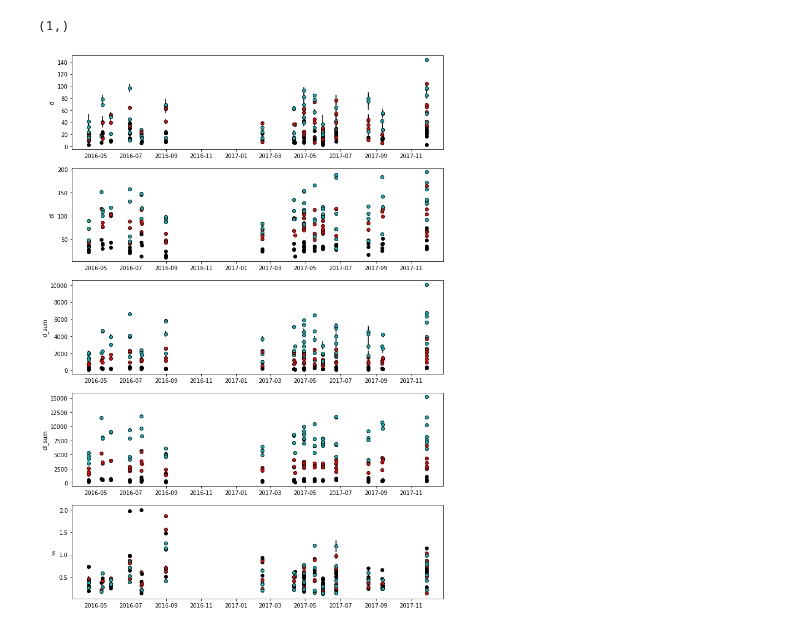
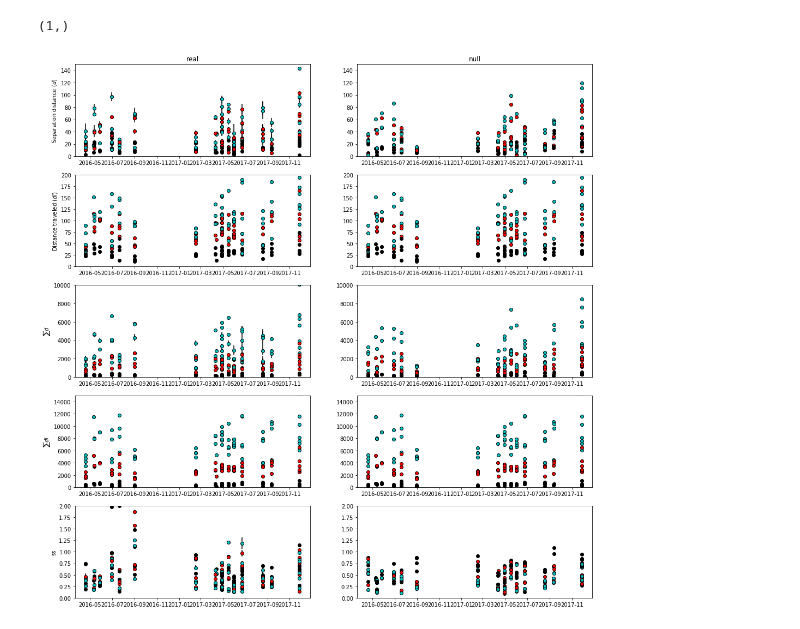
Before and after one commit to SalishSeaCast/analysis-ben, a Jupyter notebook: notebooks/OpenDrift/DrifterSimulations_parcels.ipynb, the cells around one changed output. Drawn from its saved outputs; the diff is of its cells as text; code cells hidden in the pictures.

Commit message:
Testing representations of drifter skill score

```diff
--- a/notebooks/OpenDrift/DrifterSimulations_parcels.ipynb
+++ b/notebooks/OpenDrift/DrifterSimulations_parcels.ipynb
@@ -237,60 +237,64 @@ dl.shape
 # %% [output]
 (1,)
 # %%
-fig, axs = plt.subplots(5, 1, figsize=(12, 18))
+fig, axs = plt.subplots(5, 2, figsize=(17, 18))
 for ID in IDs[:128]:
     dindex = np.where(drifters['id'].astype(int) == ID)[0][0]
     start, end = [mtime2datetime(float(drifters['mtime'][dindex][t])) for t in [0, -1]]
     if ((end - start).days >= 5) & (ID <= 207):
 
         metrics = {
-            #'d': {'mean': np.empty(0), 'std': np.empty(0), 'min': np.empty(0), 'max': np.empty(0)},
-            'dl': np.empty(0),
-            'd': np.empty((0, 50)),
+            'real': {'dl': np.empty(0), 'd': np.empty((0, 50))},
+            'null': {'dl': np.empty(0), 'd': np.empty((0, 50))},
         }
 
         t_obs = np.array([mtime2datetime(float(t)) for t in drifters['mtime'][dindex]])
         fn = f'drifter{ID:03d}_' + '_'.join(d.strftime('%Y%m%d') for d in [start, start+duration]) + '.nc'
         outfile = os.path.join(paths['out'], fn)
 
         index = 1
 
         with xr.open_dataset(outfile) as data:
 
+            lon_0, lat_0 = data.lon[:, 0].values, data.lat[:, 0].values
             t_model = data.time[0, :].values.astype('datetime64[s]').astype(datetime)
 
             for time, lon, lat in zip(t_model, data.lon.values.T, data.lat.values.T):
                 ilast = index
                 index = abs(t_obs - time).argmin()
 
-                d = np.sqrt(
-                    (lon - drifters['lon'][dindex][index])**2 +
-                    (lat - drifters['lat'][dindex][index])**2
-                ) * deg2m * 1e-3
+                for ln, lt, tag in zip([lon, lon_0], [lat, lat_0], ['real', 'null']):
 
-                dl = np.sqrt(
-                    (drifters['lon'][dindex][index] - drifters['lon'][dindex][ilast])**2 +
-                    (drifters['lon'][dindex][index] - drifters['lon'][dindex][ilast])**2
-                ) * deg2m * 1e-3
+                    d = np.sqrt(
+                        (ln - drifters['lon'][dindex][index])**2 +
+                        (lt - drifters['lat'][dindex][index])**2
+                    ) * deg2m * 1e-3
 
-                metrics['dl'] = np.append(metrics['dl'], dl)
-                metrics['d'] = np.concatenate((metrics['d'], d[np.newaxis, :]))
+                    dl = np.sqrt(
+                        (drifters['lon'][dindex][index] - drifters['lon'][dindex][ilast])**2 +
+                        (drifters['lon'][dindex][index] - drifters['lon'][dindex][ilast])**2
+                    ) * deg2m * 1e-3
 
-        d = metrics['d']
-        I_0 = np.cumsum(metrics['dl'])[:, np.newaxis]
-        d_sum = np.cumsum(d, axis=0)
-        I_0_sum = np.cumsum(I_0, axis=0)
-        ss = d_sum / I_0_sum
-        labels = ['d', 'dl', 'd_sum', 'dl_sum', 'ss']
-        for i, color in zip([24, 72, 120], ['k', 'r', 'c']):
-            label = f'{i} hours' if ID == 3 else None
-            for ax, label, y in zip(axs, labels, [d[i, :], I_0[i, :], d_sum[i, :], I_0_sum[i, :], ss[i, :]]):
-                ax.errorbar(
-                    start, y.mean(), yerr=y.std(),
-                    fmt='ko', markerfacecolor=color, label=label)
+                    metrics[tag]['dl'] = np.append(metrics[tag]['dl'], dl)
+                    metrics[tag]['d'] = np.concatenate((metrics[tag]['d'], d[np.newaxis, :]))
 
-#ax.set_xlabel('Deployment date')
-                ax.set_ylabel(label)
-#ax.legend()
+        for col, tag in zip(axs.T, ['real', 'null']):
+            d = metrics[tag]['d']
+            I_0 = np.cumsum(metrics[tag]['dl'])[:, np.newaxis]
+            d_sum = np.cumsum(d, axis=0)
+            I_0_sum = np.cumsum(I_0, axis=0)
+            ss = d_sum / I_0_sum
+            labels = ['Separation distance ($d$)', 'Distance traveled ($dl$)', '$\sum d$', '$\sum dl$', 'ss']
+            lims = [(0, 150), (0, 200), (0, 10000), (0, 15000), (0, 2)]
+            col[0].set_title(tag)
+            for i, color in zip([24, 72, 120], ['k', 'r', 'c']):
+                label = f'{i} hours' if ID == 3 else None
+                for ax, label, y, ylim in zip(col, labels, [d[i, :], I_0[i, :], d_sum[i, :], I_0_sum[i, :], ss[i, :]], lims):
+                    ax.errorbar(
+                        start, y.mean(), yerr=y.std(),
+                        fmt='ko', markerfacecolor=color, label=label)
+                    ax.set_ylim(ylim)
+                    if tag == 'real':
+                        ax.set_ylabel(label)
 # %% [output]
-[figure, old version]
+[figure, new version]
```
Also changed, not shown: 1 other file.
